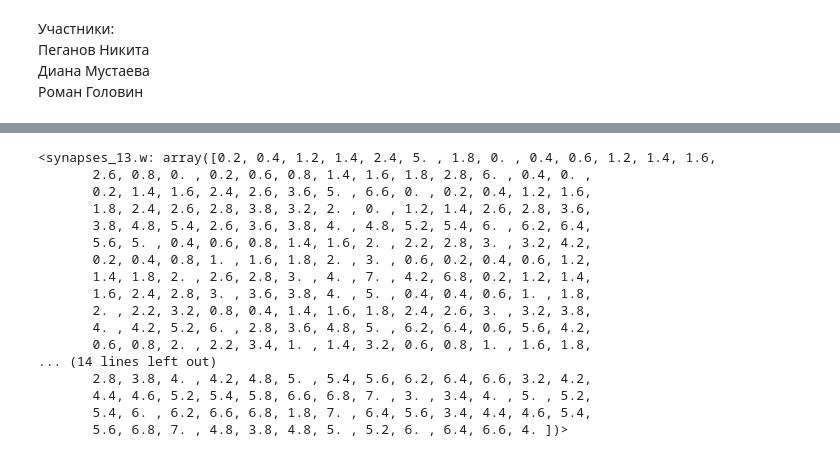
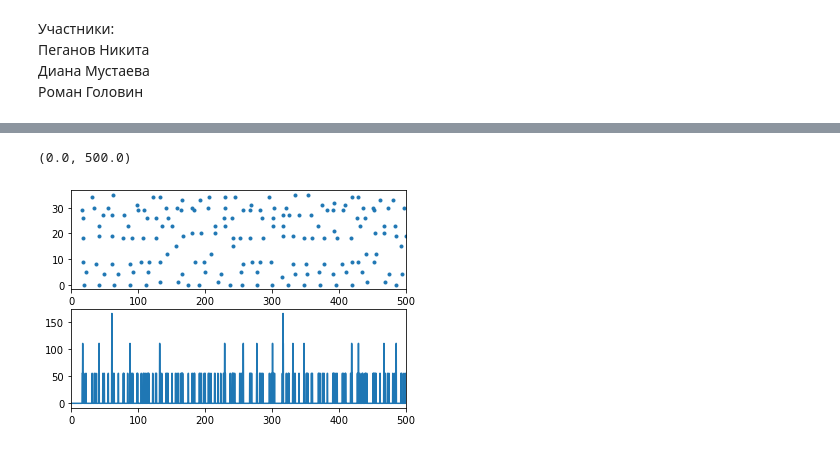
Before and after one commit to NikPeg/SmallWorldSynchronization, a Jupyter notebook: Синхронизация сетей тесного мира.ipynb, the cells around one changed output, grey strips where cells are left out. Drawn from its saved outputs; the diff is of its cells as text; code cells hidden in the pictures.

```diff
--- a/Синхронизация сетей тесного мира.ipynb
+++ b/Синхронизация сетей тесного мира.ipynb
@@ -149,20 +151,0 @@ plt.xlim(0, duration/b2.ms)
-# %%
-cpg.synapses.w
-# %% [output]
-<synapses_13.w: array([0.2, 0.4, 1.2, 1.4, 2.4, 5. , 1.8, 0. , 0.4, 0.6, 1.2, 1.4, 1.6,
-       2.6, 0.8, 0. , 0.2, 0.6, 0.8, 1.4, 1.6, 1.8, 2.8, 6. , 0.4, 0. ,
-       0.2, 1.4, 1.6, 2.4, 2.6, 3.6, 5. , 6.6, 0. , 0.2, 0.4, 1.2, 1.6,
-       1.8, 2.4, 2.6, 2.8, 3.8, 3.2, 2. , 0. , 1.2, 1.4, 2.6, 2.8, 3.6,
-       3.8, 4.8, 5.4, 2.6, 3.6, 3.8, 4. , 4.8, 5.2, 5.4, 6. , 6.2, 6.4,
-       5.6, 5. , 0.4, 0.6, 0.8, 1.4, 1.6, 2. , 2.2, 2.8, 3. , 3.2, 4.2,
-       0.2, 0.4, 0.8, 1. , 1.6, 1.8, 2. , 3. , 0.6, 0.2, 0.4, 0.6, 1.2,
-       1.4, 1.8, 2. , 2.6, 2.8, 3. , 4. , 7. , 4.2, 6.8, 0.2, 1.2, 1.4,
-       1.6, 2.4, 2.8, 3. , 3.6, 3.8, 4. , 5. , 0.4, 0.4, 0.6, 1. , 1.8,
-       2. , 2.2, 3.2, 0.8, 0.4, 1.4, 1.6, 1.8, 2.4, 2.6, 3. , 3.2, 3.8,
-       4. , 4.2, 5.2, 6. , 2.8, 3.6, 4.8, 5. , 6.2, 6.4, 0.6, 5.6, 4.2,
-       0.6, 0.8, 2. , 2.2, 3.4, 1. , 1.4, 3.2, 0.6, 0.8, 1. , 1.6, 1.8,
-... (14 lines left out)
-       2.8, 3.8, 4. , 4.2, 4.8, 5. , 5.4, 5.6, 6.2, 6.4, 6.6, 3.2, 4.2,
-       4.4, 4.6, 5.2, 5.4, 5.8, 6.6, 6.8, 7. , 3. , 3.4, 4. , 5. , 5.2,
-       5.4, 6. , 6.2, 6.6, 6.8, 1.8, 7. , 6.4, 5.6, 3.4, 4.4, 4.6, 5.4,
-       5.6, 6.8, 7. , 4.8, 3.8, 4.8, 5. , 5.2, 6. , 6.4, 6.6, 4. ])>
@@ -168,0 +159,14 @@ cpg.synapses.w
+# %%
+duration = 500 * b2.ms
+plt.subplot(211)
+plt.plot(cpg.spike_mon.t/b2.ms, cpg.spike_mon.i, '.')
+plt.xlim(0, duration/b2.ms)
+
+LFP = cpg.pop_mon
+
+plt.subplot(212)
+plt.plot(LFP.t/b2.ms, LFP.smooth_rate(window='flat', width=0.5*b2.ms)/b2.Hz)
+plt.xlim(0, duration/b2.ms)
+# %% [output]
+(0.0, 500.0)
+[figure, added]
```
Also changed, not shown: parts of 6 cells of this notebook.
